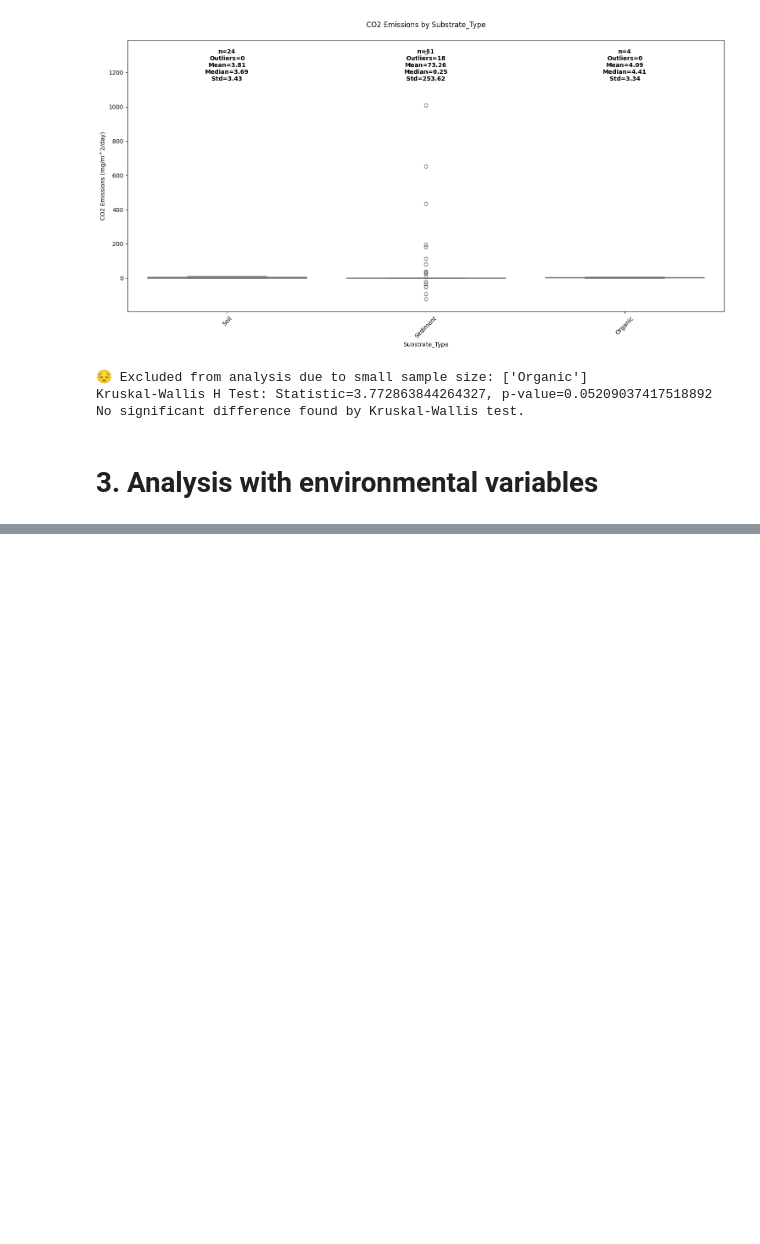
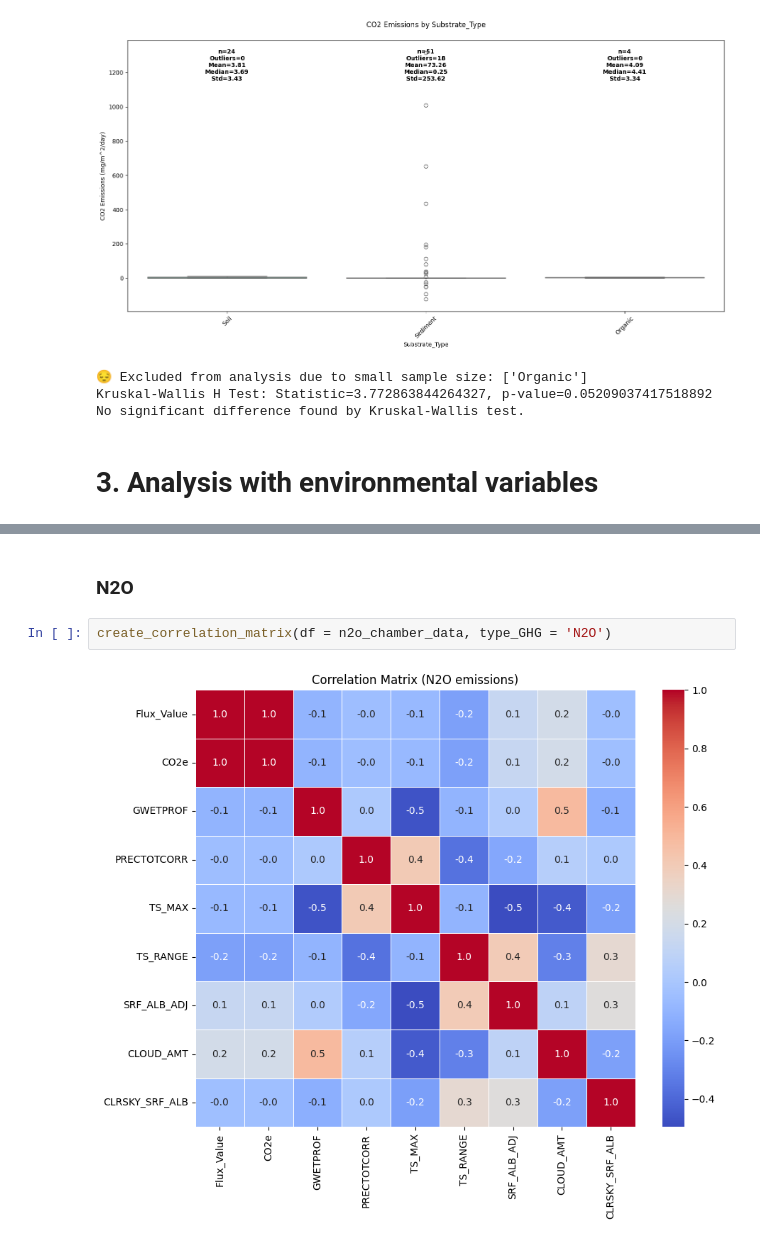
Before and after one commit to cavs1010/wetland_data_ana, a Jupyter notebook: data_analysis.ipynb, the cells around one changed output, grey strips where cells are left out. Saved outputs shown, nothing was run; the diff lists cells and outputs as text; blank space fills up the shorter version.

```diff
--- a/data_analysis.ipynb
+++ b/data_analysis.ipynb
@@ -775,0 +977,6 @@ KeyboardInterrupt:
+# %% [markdown]
+### N2O
+# %%
+create_correlation_matrix(df = n2o_chamber_data, type_GHG = 'N2O')
+# %% [output]
+[figure, added]
```
Also changed, not shown: parts of 36 cells of this notebook.
